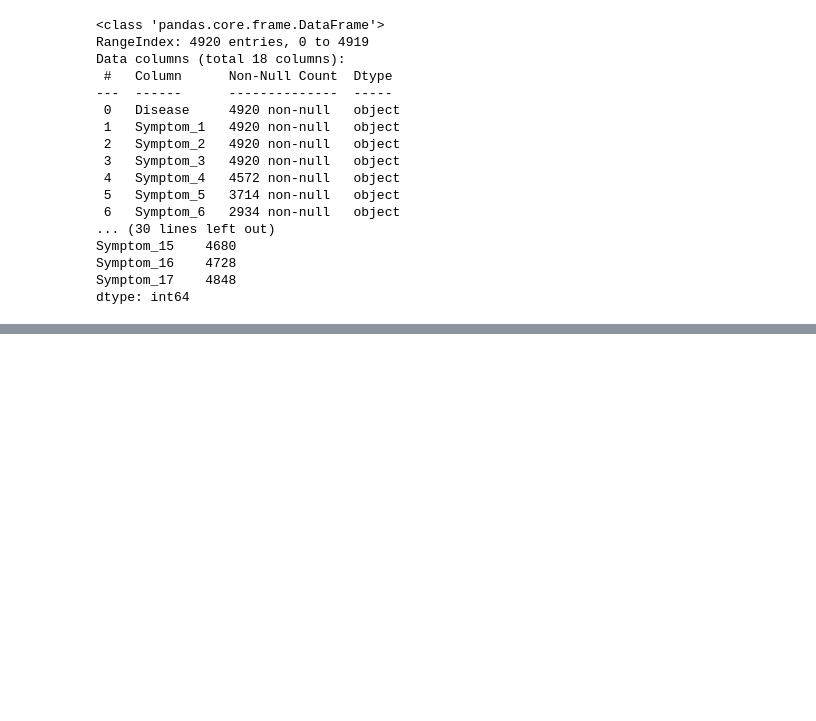
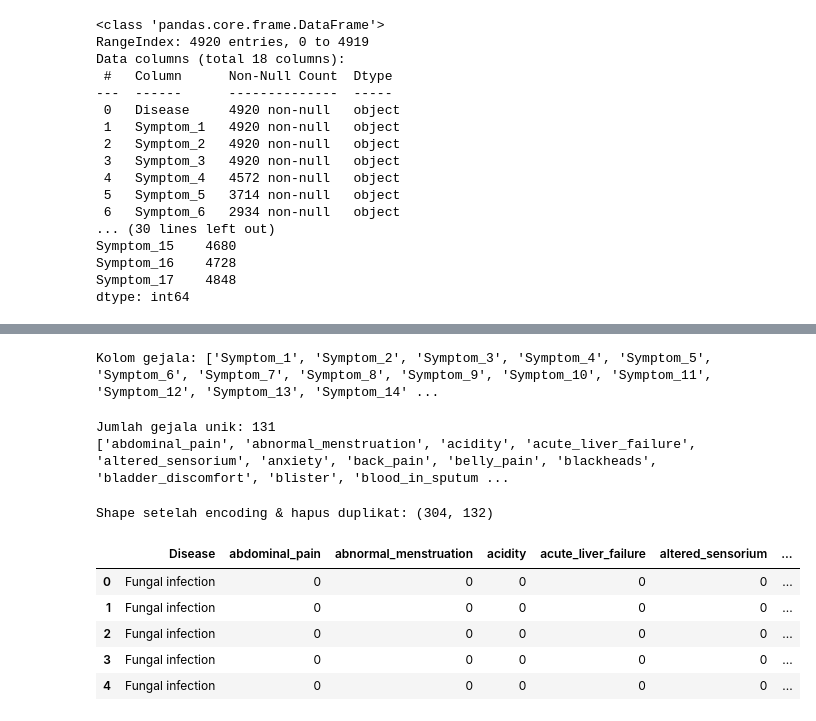
Before and after one commit to jasonalexander-png/Disease-Detector, a Jupyter notebook: notebooks/eda_modelling.ipynb, the cells around one changed output, grey strips where cells are left out. Drawn from its saved outputs; the diff is of its cells as text; code cells hidden in the pictures; blank space fills up the shorter version.

```diff
--- a/notebooks/eda_modelling.ipynb
+++ b/notebooks/eda_modelling.ipynb
@@ -98,0 +137,35 @@ dtype: int64
+# %%
+symptom_cols = [c for c in df_raw.columns if 'Symptom' in c]
+print("Kolom gejala:", symptom_cols)
+
+for col in symptom_cols:
+    df_raw[col] = df_raw[col].astype(str).str.strip().str.lower()
+    df_raw[col] = df_raw[col].replace('nan', np.nan)
+# %% [output]
+Kolom gejala: ['Symptom_1', 'Symptom_2', 'Symptom_3', 'Symptom_4', 'Symptom_5', 'Symptom_6', 'Symptom_7', 'Symptom_8', 'Symptom_9', 'Symptom_10', 'Symptom_11', 'Symptom_12', 'Symptom_13', 'Symptom_14' ...
+# %%
+all_symptoms = pd.unique(df_raw[symptom_cols].values.ravel())
+all_symptoms = sorted([s for s in all_symptoms if pd.notna(s)])
+print("Jumlah gejala unik:", len(all_symptoms))
+print(all_symptoms[:20])
+# %% [output]
+Jumlah gejala unik: 131
+['abdominal_pain', 'abnormal_menstruation', 'acidity', 'acute_liver_failure', 'altered_sensorium', 'anxiety', 'back_pain', 'belly_pain', 'blackheads', 'bladder_discomfort', 'blister', 'blood_in_sputum ...
+# %%
+for symptom in all_symptoms:
+    df_raw[symptom] = df_raw[symptom_cols].apply(
+        lambda row: symptom in row.values, axis=1
+    ).astype(int)
+
+df_final = df_raw.drop(columns=symptom_cols)
+df_final = df_final.drop_duplicates()
+print("Shape setelah encoding & hapus duplikat:", df_final.shape)
+df_final.head()
+# %% [output]
+Shape setelah encoding & hapus duplikat: (304, 132)
+|  | Disease | abdominal_pain | abnormal_menstruation | acidity | acute_liver_failure | altered_sensorium | ... |
+| 0 | Fungal infection | 0 | 0 | 0 | 0 | 0 | ... |
+| 1 | Fungal infection | 0 | 0 | 0 | 0 | 0 | ... |
+| 2 | Fungal infection | 0 | 0 | 0 | 0 | 0 | ... |
+| 3 | Fungal infection | 0 | 0 | 0 | 0 | 0 | ... |
+| 4 | Fungal infection | 0 | 0 | 0 | 0 | 0 | ... |
```
Also changed, not shown: parts of 5 cells of this notebook.
